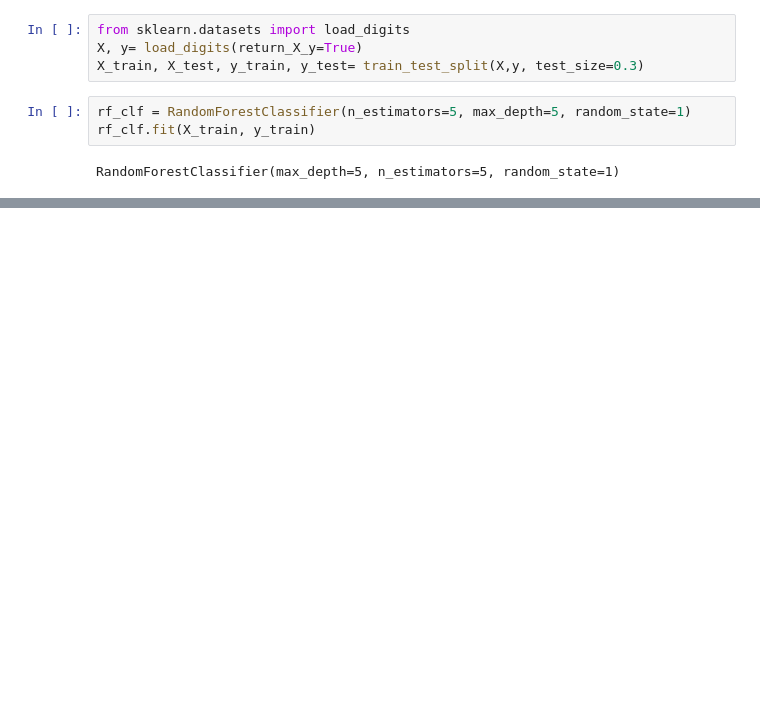
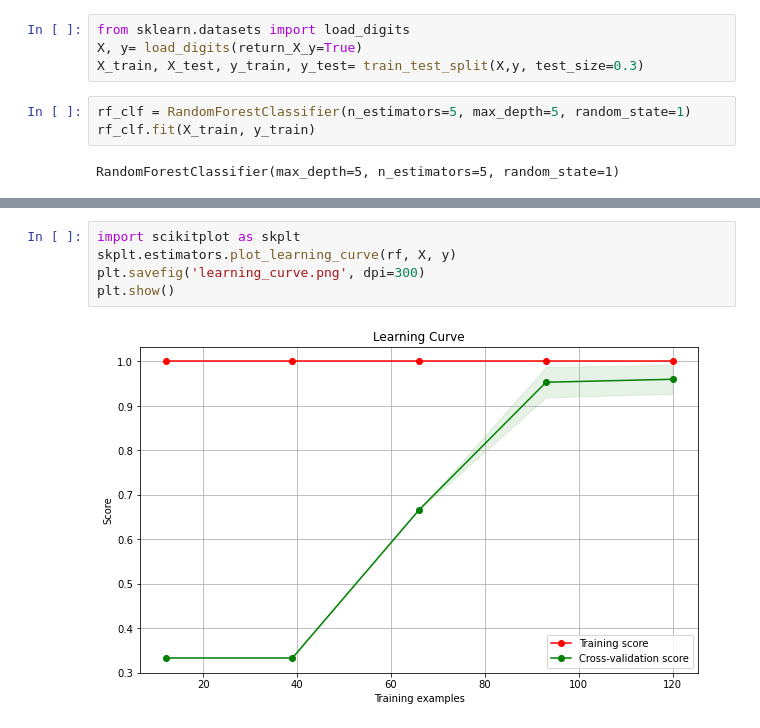
Before and after one commit to rajsandhu1989/data_EDA_visualization, a Jupyter notebook: Scikit Plot/Scikit_plot.ipynb, the cells around one changed output, grey strips where cells are left out. Saved outputs shown, nothing was run; the diff lists cells and outputs as text; blank space fills up the shorter version.

```diff
--- a/Scikit Plot/Scikit_plot.ipynb
+++ b/Scikit Plot/Scikit_plot.ipynb
@@ -52,0 +80,7 @@ plt.show()
+# %%
+import scikitplot as skplt
+skplt.estimators.plot_learning_curve(rf, X, y)
+plt.savefig('learning_curve.png', dpi=300)
+plt.show()
+# %% [output]
+[figure, added]
```
Also changed, not shown: parts of 6 cells of this notebook, 6 other files.
